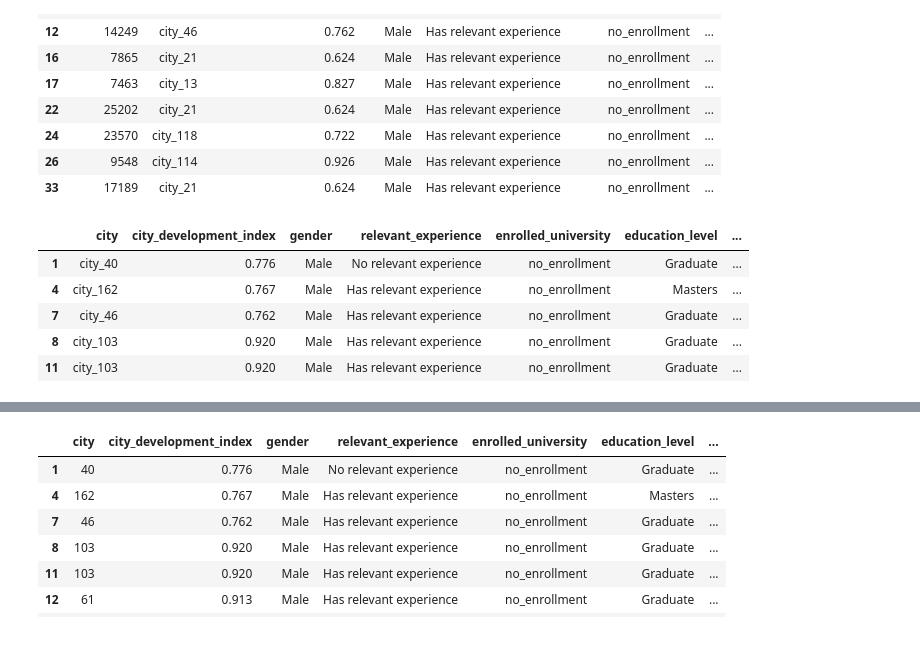
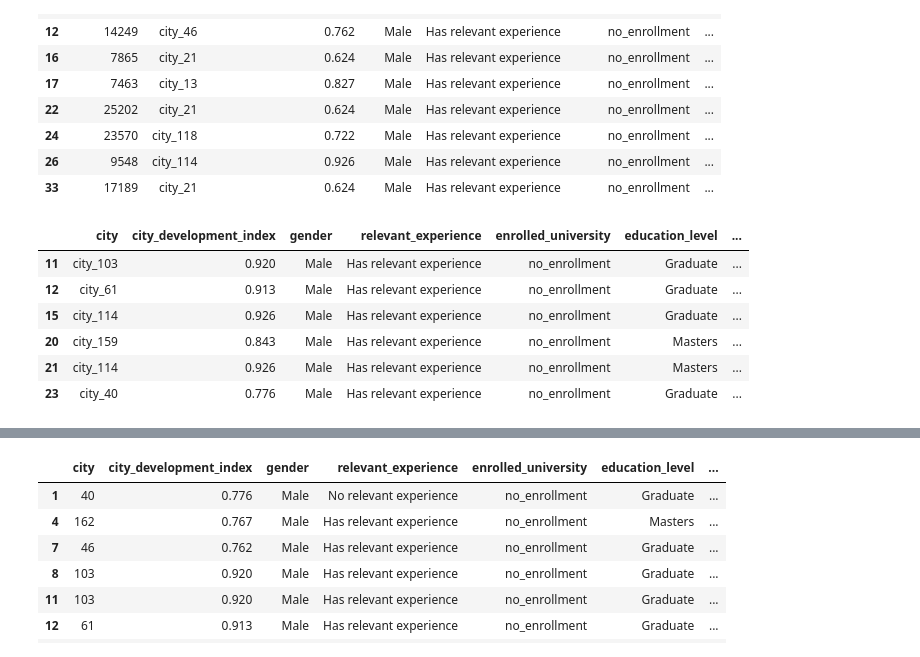
Before and after one commit to raul-miranda/DS-201-Project-1, a Jupyter notebook: Project_1_logistic.ipynb, the cells around one changed output, grey strips where cells are left out. Saved outputs shown, nothing was run; the diff lists cells and outputs as text; code cells hidden in the pictures.

```diff
--- a/Project_1_logistic.ipynb
+++ b/Project_1_logistic.ipynb
@@ -463,7 +471,9 @@ new_training.drop('enrollee_id', axis=1).groupby('relevant_experience').mean()
 # %%
 # Plotting the years of experience against average target
 
-new_training.experience = pd.to_numeric(new_training.experience, errors='coerce')
-dfnew = new_training.drop('enrollee_id', axis=1).groupby('experience', as_index=False)['target'].mean()
-dfnew
+dftemp = new_training.drop('enrollee_id', axis=1).groupby('experience', as_index=False)['target'].mean()
+dftemp.loc[dftemp.experience == '>20', 'experience'] = 25
+dftemp.loc[dftemp.experience == '<1', 'experience'] = 0.5
+dftemp.experience = pd.to_numeric(dftemp.experience)
+dftemp
 # %% [output]
@@ -631,15 +637,17 @@ new_testdata[:10]
 # %%
 # Prepare data for LogisticRegression method, requiring all numerical predictor variables
 
-new_training2 = new_training.append(new_testdata)     # append training and testing originally provided
-new_training2 = new_training2.drop(['enrollee_id'], axis=1)     #  drop enrollee_id, not used as predictor
-new_training2.head()
+new_training2 = new_training.append(new_testdata)     # append training and testing originally provided - gives lower accuracy than training set
+new_training2 = new_training.drop(['enrollee_id'], axis=1)     #  drop enrollee_id, not used as predictor
+new_training2[:10]
+new_training2[4:10]
 # %% [output]
 |  | city | city_development_index | gender | relevant_experience | enrolled_university | education_level | ... |
-| 1 | city_40 | 0.776 | Male | No relevant experience | no_enrollment | Graduate | ... |
-| 4 | city_162 | 0.767 | Male | Has relevant experience | no_enrollment | Masters | ... |
-| 7 | city_46 | 0.762 | Male | Has relevant experience | no_enrollment | Graduate | ... |
-| 8 | city_103 | 0.920 | Male | Has relevant experience | no_enrollment | Graduate | ... |
 | 11 | city_103 | 0.920 | Male | Has relevant experience | no_enrollment | Graduate | ... |
+| 12 | city_61 | 0.913 | Male | Has relevant experience | no_enrollment | Graduate | ... |
+| 15 | city_114 | 0.926 | Male | Has relevant experience | no_enrollment | Graduate | ... |
+| 20 | city_159 | 0.843 | Male | Has relevant experience | no_enrollment | Masters | ... |
+| 21 | city_114 | 0.926 | Male | Has relevant experience | no_enrollment | Masters | ... |
+| 23 | city_40 | 0.776 | Male | Has relevant experience | no_enrollment | Graduate | ... |
 # %%
 new_training2.shape
```
Also changed, not shown: parts of 25 cells of this notebook.
